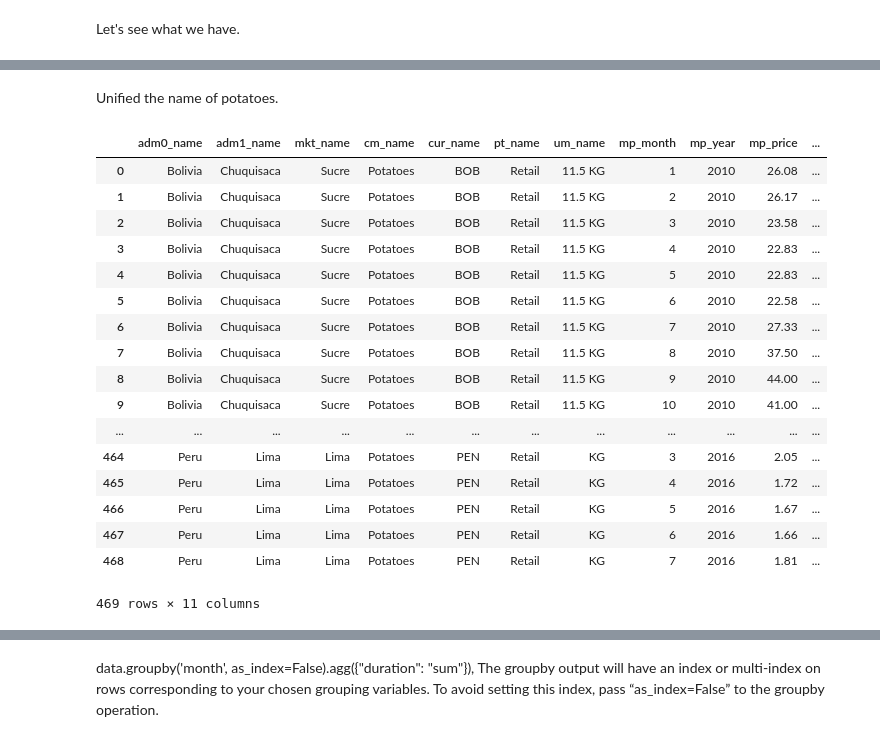
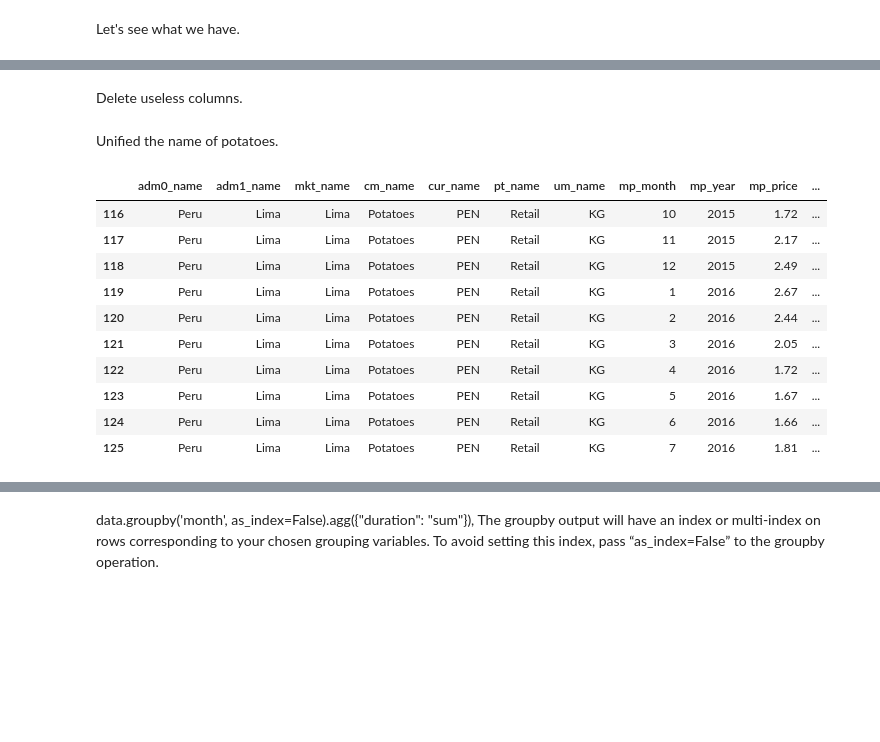
Before and after one commit to vzakhozhyi/599-A-Final-Project, a Jupyter notebook: Test-Haotian Bu Copy.ipynb, the cells around one changed output, grey strips where cells are left out. Cells and saved outputs as stored; diff of their text form; code cells hidden in the pictures; blank space fills up the shorter version.

Commit message:
finish the price dataset
change name, subset year, country

```diff
--- a/Test-Haotian Bu Copy.ipynb
+++ b/Test-Haotian Bu Copy.ipynb
@@ -49,6 +67,5 @@ array(['Afghanistan', 'Algeria', 'Armenia', 'Azerbaijan', 'Bangladesh',
 # %%
-TargetCountry = ['Bolivia', "Peru", 'Colombia']
-TargetCrop = ["Potatoes","Potatoes (Dutch)"]
+TargetCountry = [ "Peru"] #'Bolivia', 'Colombia'
 # %% [markdown]
 Let's see what we have.
 # %%
@@ -66,2 +92,4 @@ Price = dataCsv[dataCsv.adm0_name.isin(TargetCountry)]
+# %%
+TargetCrop = ["Potatoes"] #"Potatoes (Dutch)"
 # %%
 Price = Price[Price.cm_name.isin(TargetCrop)]
@@ -105,3 +98,5 @@ array(['Wheat flour', 'Maize (white)', 'Maize flour', 'Beans (red)',
+# %% [markdown]
+Delete useless columns.
 # %%
 # This is what we want get rid of:
 ByeColumns = ['adm0_id', 'adm1_id','mkt_id','cm_id','cur_id','pt_id','um_id']#,'mp_commoditysource']
@@ -111,25 +106,18 @@ Price=Price.drop(ByeColumns,axis=1, inplace=False).reset_index(drop=True)
 # %% [markdown]
 Unified the name of potatoes.
 # %%
-Price['cm_name'] = Price['cm_name'].replace(['Potatoes (Dutch)'], 'Potatoes')
+#Price['cm_name'] = Price['cm_name'].replace(['Potatoes (Dutch)'], 'Potatoes')
 # %%
-Price
+Price.tail(10)
 # %% [output]
 |  | adm0_name | adm1_name | mkt_name | cm_name | cur_name | pt_name | um_name | mp_month | mp_year | mp_price | ... |
-| 0 | Bolivia | Chuquisaca | Sucre | Potatoes | BOB | Retail | 11.5 KG | 1 | 2010 | 26.08 | ... |
-| 1 | Bolivia | Chuquisaca | Sucre | Potatoes | BOB | Retail | 11.5 KG | 2 | 2010 | 26.17 | ... |
-| 2 | Bolivia | Chuquisaca | Sucre | Potatoes | BOB | Retail | 11.5 KG | 3 | 2010 | 23.58 | ... |
-| 3 | Bolivia | Chuquisaca | Sucre | Potatoes | BOB | Retail | 11.5 KG | 4 | 2010 | 22.83 | ... |
-| 4 | Bolivia | Chuquisaca | Sucre | Potatoes | BOB | Retail | 11.5 KG | 5 | 2010 | 22.83 | ... |
-| 5 | Bolivia | Chuquisaca | Sucre | Potatoes | BOB | Retail | 11.5 KG | 6 | 2010 | 22.58 | ... |
-| 6 | Bolivia | Chuquisaca | Sucre | Potatoes | BOB | Retail | 11.5 KG | 7 | 2010 | 27.33 | ... |
-| 7 | Bolivia | Chuquisaca | Sucre | Potatoes | BOB | Retail | 11.5 KG | 8 | 2010 | 37.50 | ... |
-| 8 | Bolivia | Chuquisaca | Sucre | Potatoes | BOB | Retail | 11.5 KG | 9 | 2010 | 44.00 | ... |
-| 9 | Bolivia | Chuquisaca | Sucre | Potatoes | BOB | Retail | 11.5 KG | 10 | 2010 | 41.00 | ... |
-| ... | ... | ... | ... | ... | ... | ... | ... | ... | ... | ... | ... |
-| 464 | Peru | Lima | Lima | Potatoes | PEN | Retail | KG | 3 | 2016 | 2.05 | ... |
-| 465 | Peru | Lima | Lima | Potatoes | PEN | Retail | KG | 4 | 2016 | 1.72 | ... |
-| 466 | Peru | Lima | Lima | Potatoes | PEN | Retail | KG | 5 | 2016 | 1.67 | ... |
-| 467 | Peru | Lima | Lima | Potatoes | PEN | Retail | KG | 6 | 2016 | 1.66 | ... |
-| 468 | Peru | Lima | Lima | Potatoes | PEN | Retail | KG | 7 | 2016 | 1.81 | ... |
+| 116 | Peru | Lima | Lima | Potatoes | PEN | Retail | KG | 10 | 2015 | 1.72 | ... |
+| 117 | Peru | Lima | Lima | Potatoes | PEN | Retail | KG | 11 | 2015 | 2.17 | ... |
+| 118 | Peru | Lima | Lima | Potatoes | PEN | Retail | KG | 12 | 2015 | 2.49 | ... |
+| 119 | Peru | Lima | Lima | Potatoes | PEN | Retail | KG | 1 | 2016 | 2.67 | ... |
+| 120 | Peru | Lima | Lima | Potatoes | PEN | Retail | KG | 2 | 2016 | 2.44 | ... |
+| 121 | Peru | Lima | Lima | Potatoes | PEN | Retail | KG | 3 | 2016 | 2.05 | ... |
+| 122 | Peru | Lima | Lima | Potatoes | PEN | Retail | KG | 4 | 2016 | 1.72 | ... |
+| 123 | Peru | Lima | Lima | Potatoes | PEN | Retail | KG | 5 | 2016 | 1.67 | ... |
+| 124 | Peru | Lima | Lima | Potatoes | PEN | Retail | KG | 6 | 2016 | 1.66 | ... |
+| 125 | Peru | Lima | Lima | Potatoes | PEN | Retail | KG | 7 | 2016 | 1.81 | ... |
-469 rows × 11 columns
```
Also changed, not shown: parts of 24 cells of this notebook, 2 other files.
